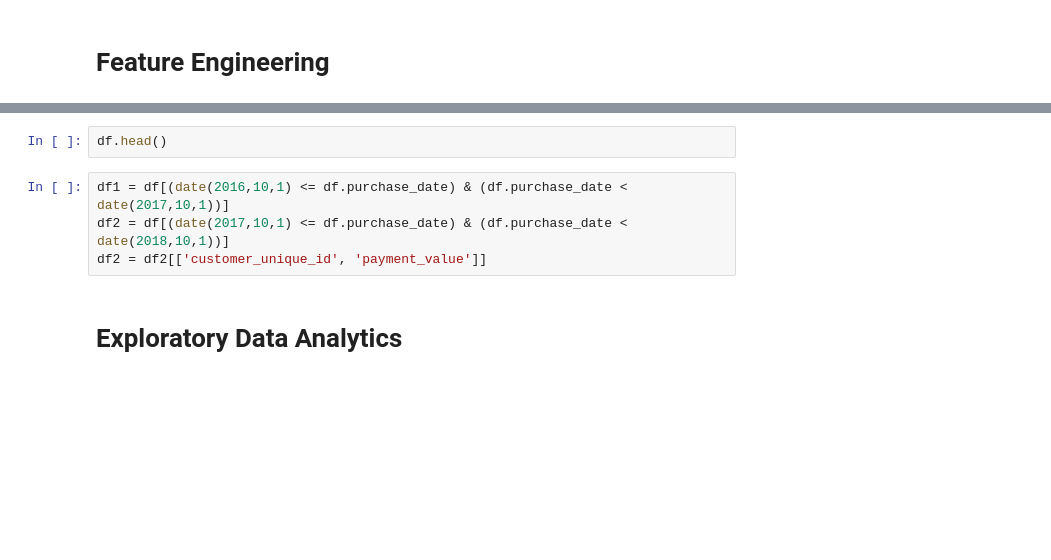
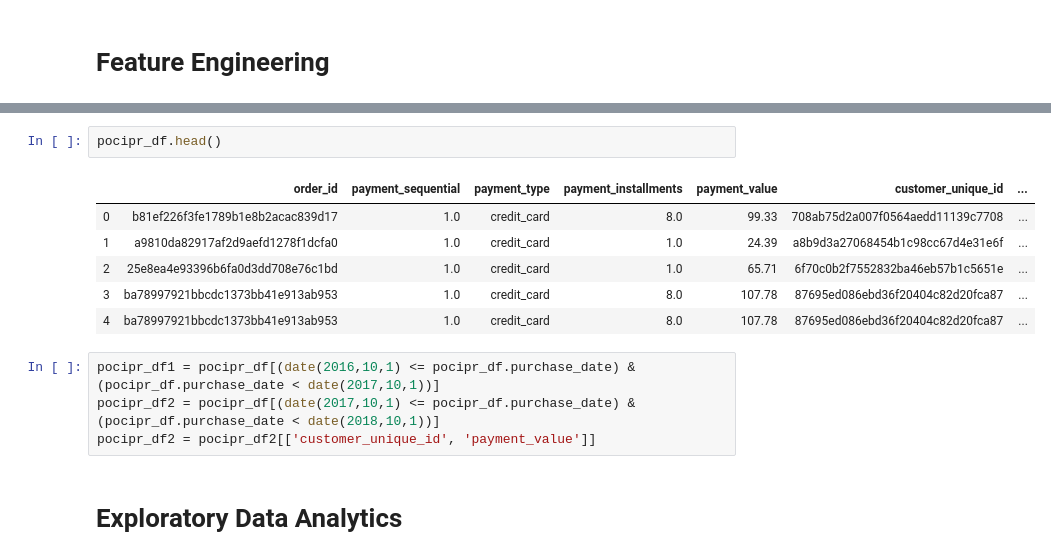
Before and after one commit to alireza-alizadegan/e-commerce-Sales, a Jupyter notebook: Brazil/Customer Value Prediction.ipynb, the cells around one changed output, grey strips where cells are left out. Drawn from its saved outputs; the diff is of its cells as text; blank space fills up the shorter version.

```diff
--- a/Brazil/Customer Value Prediction.ipynb
+++ b/Brazil/Customer Value Prediction.ipynb
@@ -513,9 +609,16 @@ plt.scatter(df.purchase_date, df.delay);
 # %%
-df.head()
+pocipr_df.head()
+# %% [output]
+|  | order_id | payment_sequential | payment_type | payment_installments | payment_value | customer_unique_id | ... |
+| 0 | b81ef226f3fe1789b1e8b2acac839d17 | 1.0 | credit_card | 8.0 | 99.33 | 708ab75d2a007f0564aedd11139c7708 | ... |
+| 1 | a9810da82917af2d9aefd1278f1dcfa0 | 1.0 | credit_card | 1.0 | 24.39 | a8b9d3a27068454b1c98cc67d4e31e6f | ... |
+| 2 | 25e8ea4e93396b6fa0d3dd708e76c1bd | 1.0 | credit_card | 1.0 | 65.71 | 6f70c0b2f7552832ba46eb57b1c5651e | ... |
+| 3 | ba78997921bbcdc1373bb41e913ab953 | 1.0 | credit_card | 8.0 | 107.78 | 87695ed086ebd36f20404c82d20fca87 | ... |
+| 4 | ba78997921bbcdc1373bb41e913ab953 | 1.0 | credit_card | 8.0 | 107.78 | 87695ed086ebd36f20404c82d20fca87 | ... |
 # %%
-df1 = df[(date(2016,10,1) <= df.purchase_date) & (df.purchase_date < date(2017,10,1))]
-df2 = df[(date(2017,10,1) <= df.purchase_date) & (df.purchase_date < date(2018,10,1))]
-df2 = df2[['customer_unique_id', 'payment_value']]
+pocipr_df1 = pocipr_df[(date(2016,10,1) <= pocipr_df.purchase_date) & (pocipr_df.purchase_date < date(2017,10,1))]
+pocipr_df2 = pocipr_df[(date(2017,10,1) <= pocipr_df.purchase_date) & (pocipr_df.purchase_date < date(2018,10,1))]
+pocipr_df2 = pocipr_df2[['customer_unique_id', 'payment_value']]
 # %% [markdown]
 # Exploratory Data Analytics
 # %%
```
Also changed, not shown: parts of 19 cells of this notebook, 1 other file.
